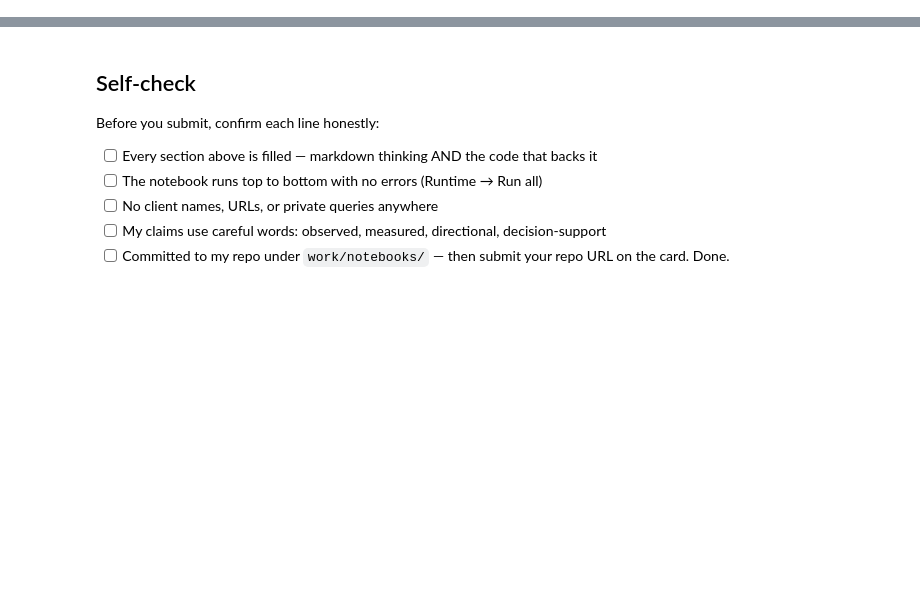
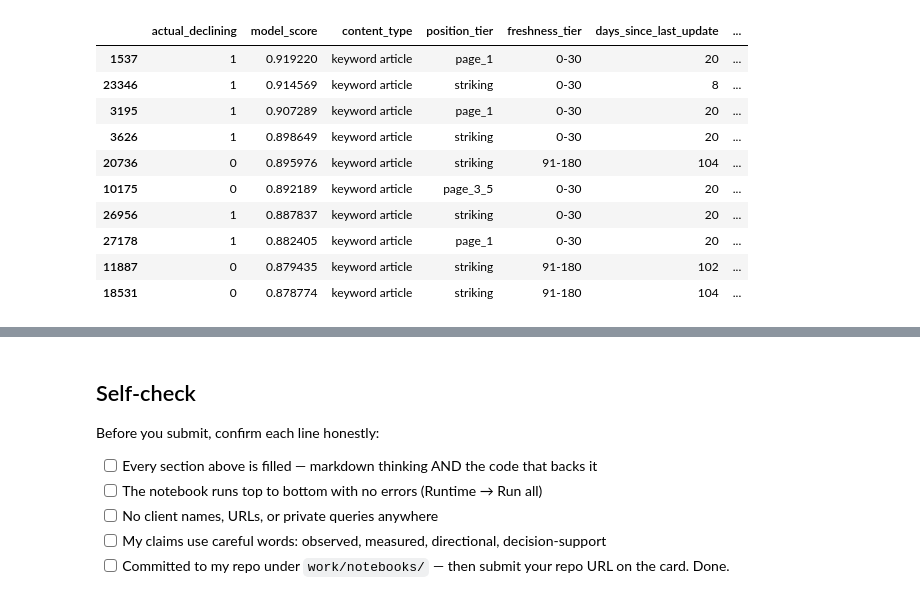
Before and after one commit to amey05081999/Flyrank-Internship-Amey-Naik, a Jupyter notebook: work/notebooks/w05_model.ipynb, the cells around one changed output, grey strips where cells are left out. Cells and saved outputs as stored; diff of their text form; code cells hidden in the pictures; blank space fills up the shorter version.

```diff
--- a/work/notebooks/w05_model.ipynb
+++ b/work/notebooks/w05_model.ipynb
@@ -36,0 +304,85 @@ This skeleton is yours to fill. Work the sections **in order** — each one has
+# %%
+# Held-out permutation importance.
+perm = permutation_importance(
+    best_model,
+    X_test,
+    y_test,
+    scoring="roc_auc",
+    n_repeats=5,
+    random_state=42,
+    n_jobs=-1,
+)
+
+importance = (
+    pd.DataFrame({
+        "feature": X_test.columns,
+        "importance_mean": perm.importances_mean,
+        "importance_std": perm.importances_std,
+    })
+    .sort_values("importance_mean", ascending=False)
+    .reset_index(drop=True)
+)
+
+display(importance.head(12))
+
+# Error table for the selected model.
+error_frame = df.iloc[test_idx].copy()
+error_frame["actual_declining"] = y_test.to_numpy()
+error_frame["model_score"] = best_prob
+error_frame["model_predicted_declining"] = (best_prob >= 0.5).astype(int)
+
+top50 = error_frame.sort_values("model_score", ascending=False).head(50).copy()
+top50["top50_error"] = np.where(
+    top50["actual_declining"].eq(1), "correct_declining", "false_positive"
+)
+
+print("Top-50 review queue:")
+display(
+    top50[
+        [
+            "actual_declining", "model_score",
+            "content_type", "position_tier", "freshness_tier",
+            "days_since_last_update", "impressions_90d", "ctr", "avg_position"
+        ]
+    ].head(10)
+)
+
+print("Top-50 outcome counts:")
+display(top50["top50_error"].value_counts().rename_axis("outcome").to_frame("n"))
+
+# Classification errors at the model's default 0.5 threshold.
+cm = confusion_matrix(
+    y_test,
+    error_frame["model_predicted_declining"],
+    labels=[0, 1],
+)
+cm_table = pd.DataFrame(
+    cm,
+    index=["actual_not_declining", "actual_declining"],
+    columns=["predicted_not_declining", "predicted_declining"],
+)
+display(cm_table)
+
+# Compact group-level error summaries.
+for col in ["content_type", "position_tier", "freshness_tier"]:
+    if col in error_frame.columns:
+        group_error = (
+            error_frame.groupby(col, dropna=False)
+            .agg(
+                n=("actual_declining", "size"),
+                decline_rate=("actual_declining", "mean"),
+                mean_score=("model_score", "mean"),
+            )
+            .sort_values("n", ascending=False)
+            .head(10)
+            .reset_index()
+        )
+        print(f"Error context by {col}:")
+        display(group_error)
+
+# Explicit self-checks.
+assert not set(FEATURES) & LEAKAGE_FIELDS
+assert not set(FEATURES) & ID_FIELDS
+assert train_clients.isdisjoint(test_clients)
+assert len(comparison) == 4
+# %% [output]
@@ -36,0 +403,11 @@ This skeleton is yours to fill. Work the sections **in order** — each one has
+|  | actual_declining | model_score | content_type | position_tier | freshness_tier | days_since_last_update | ... |
+| 1537 | 1 | 0.919220 | keyword article | page_1 | 0-30 | 20 | ... |
+| 23346 | 1 | 0.914569 | keyword article | striking | 0-30 | 8 | ... |
+| 3195 | 1 | 0.907289 | keyword article | page_1 | 0-30 | 20 | ... |
+| 3626 | 1 | 0.898649 | keyword article | striking | 0-30 | 20 | ... |
+| 20736 | 0 | 0.895976 | keyword article | striking | 91-180 | 104 | ... |
+| 10175 | 0 | 0.892189 | keyword article | page_3_5 | 0-30 | 20 | ... |
+| 26956 | 1 | 0.887837 | keyword article | striking | 0-30 | 20 | ... |
+| 27178 | 1 | 0.882405 | keyword article | page_1 | 0-30 | 20 | ... |
+| 11887 | 0 | 0.879435 | keyword article | striking | 91-180 | 102 | ... |
+| 18531 | 0 | 0.878774 | keyword article | striking | 91-180 | 104 | ... |
```
Also changed, not shown: parts of 17 cells of this notebook.
